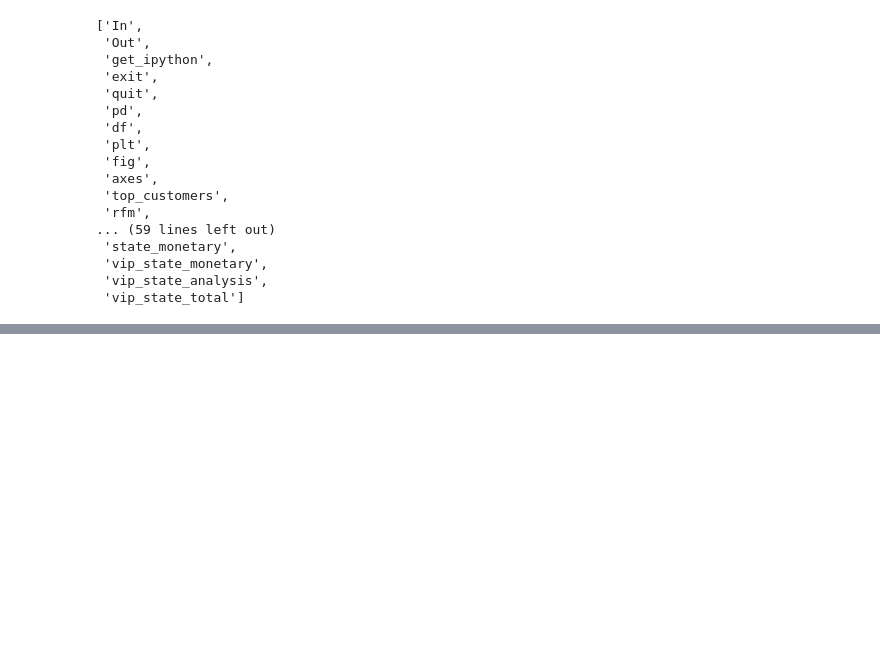
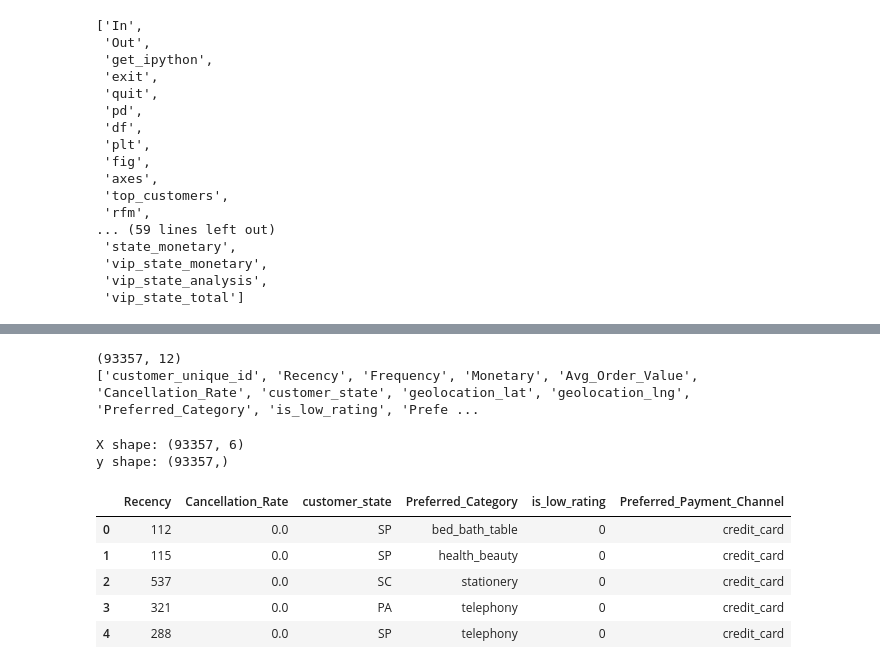
Before and after one commit to C026-01-0774-2023-NewtonOlando/segmentation, a Jupyter notebook: customersegmentation.ipynb, the cells around one changed output, grey strips where cells are left out. Drawn from its saved outputs; the diff is of its cells as text; code cells hidden in the pictures; blank space fills up the shorter version.

```diff
--- a/customersegmentation.ipynb
+++ b/customersegmentation.ipynb
@@ -1634,0 +1711,38 @@ vip_state_total
+# %%
+print(df.shape)
+print(df.columns.tolist())
+# %% [output]
+(93357, 12)
+['customer_unique_id', 'Recency', 'Frequency', 'Monetary', 'Avg_Order_Value', 'Cancellation_Rate', 'customer_state', 'geolocation_lat', 'geolocation_lng', 'Preferred_Category', 'is_low_rating', 'Prefe ...
+# %%
+# Make a copy
+ml_df = df.copy()
+
+# Target
+y = ml_df['Monetary']
+
+# Features
+X = ml_df[
+    [
+        'Recency',
+        'Cancellation_Rate',
+        'customer_state',
+        'Preferred_Category',
+        'is_low_rating',
+        'Preferred_Payment_Channel'
+    ]
+]
+
+print("X shape:", X.shape)
+print("y shape:", y.shape)
+
+display(X.head())
+# %% [output]
+X shape: (93357, 6)
+y shape: (93357,)
+|  | Recency | Cancellation_Rate | customer_state | Preferred_Category | is_low_rating | Preferred_Payment_Channel |
+| 0 | 112 | 0.0 | SP | bed_bath_table | 0 | credit_card |
+| 1 | 115 | 0.0 | SP | health_beauty | 0 | credit_card |
+| 2 | 537 | 0.0 | SC | stationery | 0 | credit_card |
+| 3 | 321 | 0.0 | PA | telephony | 0 | credit_card |
+| 4 | 288 | 0.0 | SP | telephony | 0 | credit_card |
```
Also changed, not shown: parts of 9 cells of this notebook.
